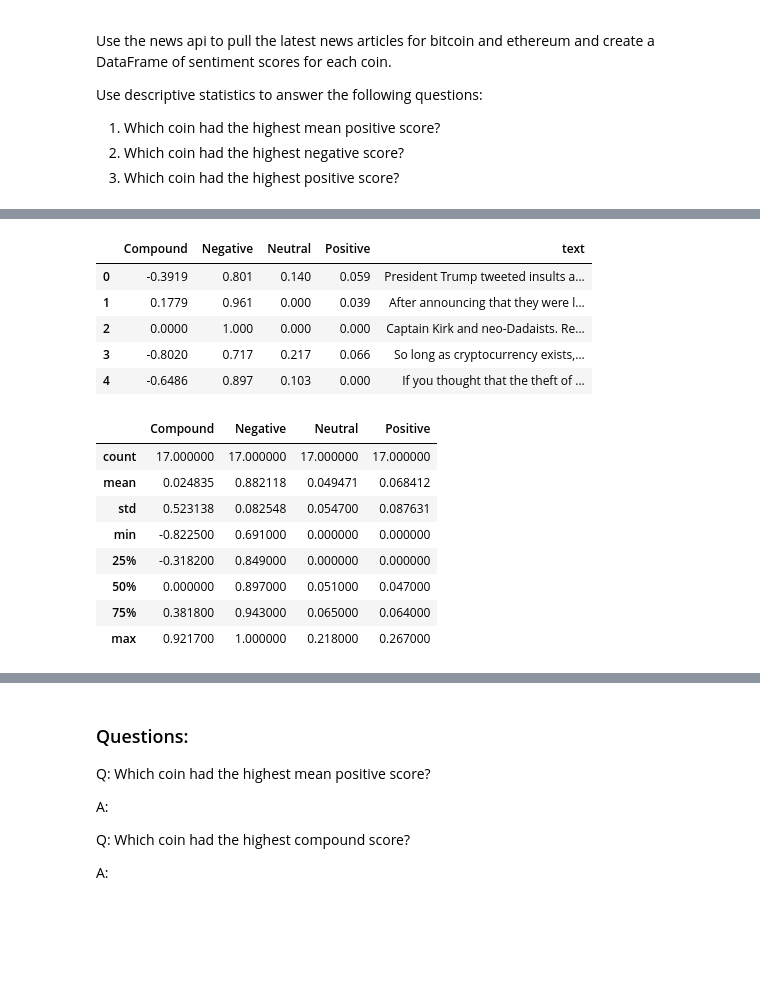
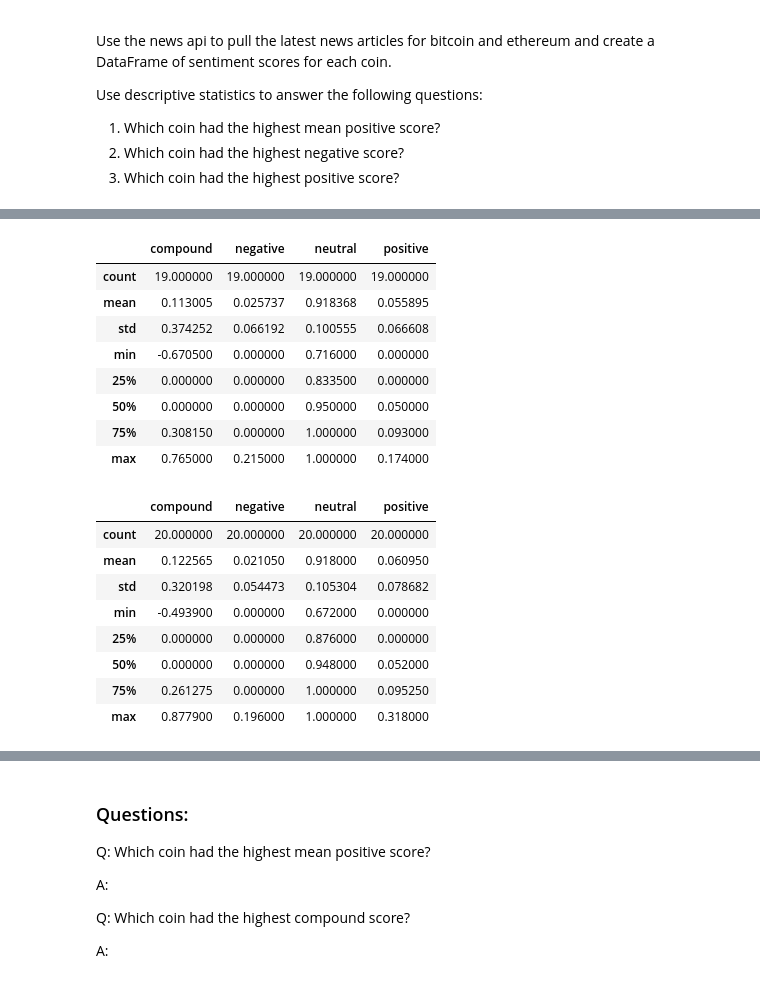
Before and after one commit to vmieres/Natural-Language-Processing-NLP, a Jupyter notebook: crypto_sentiment.ipynb, the cells around one changed output, grey strips where cells are left out. Cells and saved outputs as stored; diff of their text form; code cells hidden in the pictures; blank space fills up the shorter version.

```diff
--- a/crypto_sentiment.ipynb
+++ b/crypto_sentiment.ipynb
@@ -21,14 +20,15 @@ load_dotenv()
 # %%
 # Read your api key environment variable
 # YOUR CODE HERE!
+api_key = os.getenv("NEWS_API_KEY")
 # %%
 # Create a newsapi client
 # YOUR CODE HERE!
-#newsapi = NewsApiClient(api_key="XXX")
+newsapi = NewsApiClient(api_key=api_key)
 # %%
 # Fetch the Bitcoin news articles
 # YOUR CODE HERE!
-#bitcoin_news = newsapi.get_everything(q="bitcoin", language="en")
+bitcoin_headlines = newsapi.get_everything(q="bitcoin", language="en")
 # %%
 # Fetch the Ethereum news articles
 # YOUR CODE HERE!
@@ -38,7 +38,7 @@ load_dotenv()
 # YOUR CODE HERE!
 bitcoin_sentiments = []
 
-for article in bitcoin_news["articles"]:
+for article in bitcoin_headlines["articles"]:
     try:
         text = article["content"]
         date = article["publishedAt"][:10]
@@ -79,23 +123,28 @@ bitcoin_df.head()
 # %%
-# Create the ethereum sentiment scores DataFrame
+# Describe the Bitcoin Sentiment
 # YOUR CODE HERE!
+bitcoin_df.describe()
 # %% [output]
-|  | Compound | Negative | Neutral | Positive | text |
-| 0 | -0.3919 | 0.801 | 0.140 | 0.059 | President Trump tweeted insults a... |
-| 1 | 0.1779 | 0.961 | 0.000 | 0.039 | After announcing that they were l... |
-| 2 | 0.0000 | 1.000 | 0.000 | 0.000 | Captain Kirk and neo-Dadaists. Re... |
-| 3 | -0.8020 | 0.717 | 0.217 | 0.066 | So long as cryptocurrency exists,... |
-| 4 | -0.6486 | 0.897 | 0.103 | 0.000 | If you thought that the theft of ... |
+|  | compound | negative | neutral | positive |
+| count | 19.000000 | 19.000000 | 19.000000 | 19.000000 |
+| mean | 0.113005 | 0.025737 | 0.918368 | 0.055895 |
+| std | 0.374252 | 0.066192 | 0.100555 | 0.066608 |
+| min | -0.670500 | 0.000000 | 0.716000 | 0.000000 |
+| 25% | 0.000000 | 0.000000 | 0.833500 | 0.000000 |
+| 50% | 0.000000 | 0.000000 | 0.950000 | 0.050000 |
+| 75% | 0.308150 | 0.000000 | 1.000000 | 0.093000 |
+| max | 0.765000 | 0.215000 | 1.000000 | 0.174000 |
 # %%
-# Describe the Bitcoin Sentiment
+# Describe the Ethereum Sentiment
 # YOUR CODE HERE!
+ethereum_df.describe()
 # %% [output]
-|  | Compound | Negative | Neutral | Positive |
-| count | 17.000000 | 17.000000 | 17.000000 | 17.000000 |
-| mean | 0.024835 | 0.882118 | 0.049471 | 0.068412 |
-| std | 0.523138 | 0.082548 | 0.054700 | 0.087631 |
-| min | -0.822500 | 0.691000 | 0.000000 | 0.000000 |
-| 25% | -0.318200 | 0.849000 | 0.000000 | 0.000000 |
-| 50% | 0.000000 | 0.897000 | 0.051000 | 0.047000 |
-| 75% | 0.381800 | 0.943000 | 0.065000 | 0.064000 |
-| max | 0.921700 | 1.000000 | 0.218000 | 0.267000 |
+|  | compound | negative | neutral | positive |
+| count | 20.000000 | 20.000000 | 20.000000 | 20.000000 |
+| mean | 0.122565 | 0.021050 | 0.918000 | 0.060950 |
+| std | 0.320198 | 0.054473 | 0.105304 | 0.078682 |
+| min | -0.493900 | 0.000000 | 0.672000 | 0.000000 |
+| 25% | 0.000000 | 0.000000 | 0.876000 | 0.000000 |
+| 50% | 0.000000 | 0.000000 | 0.948000 | 0.052000 |
+| 75% | 0.261275 | 0.000000 | 1.000000 | 0.095250 |
+| max | 0.877900 | 0.196000 | 1.000000 | 0.318000 |
```
Also changed, not shown: parts of 22 cells of this notebook.
